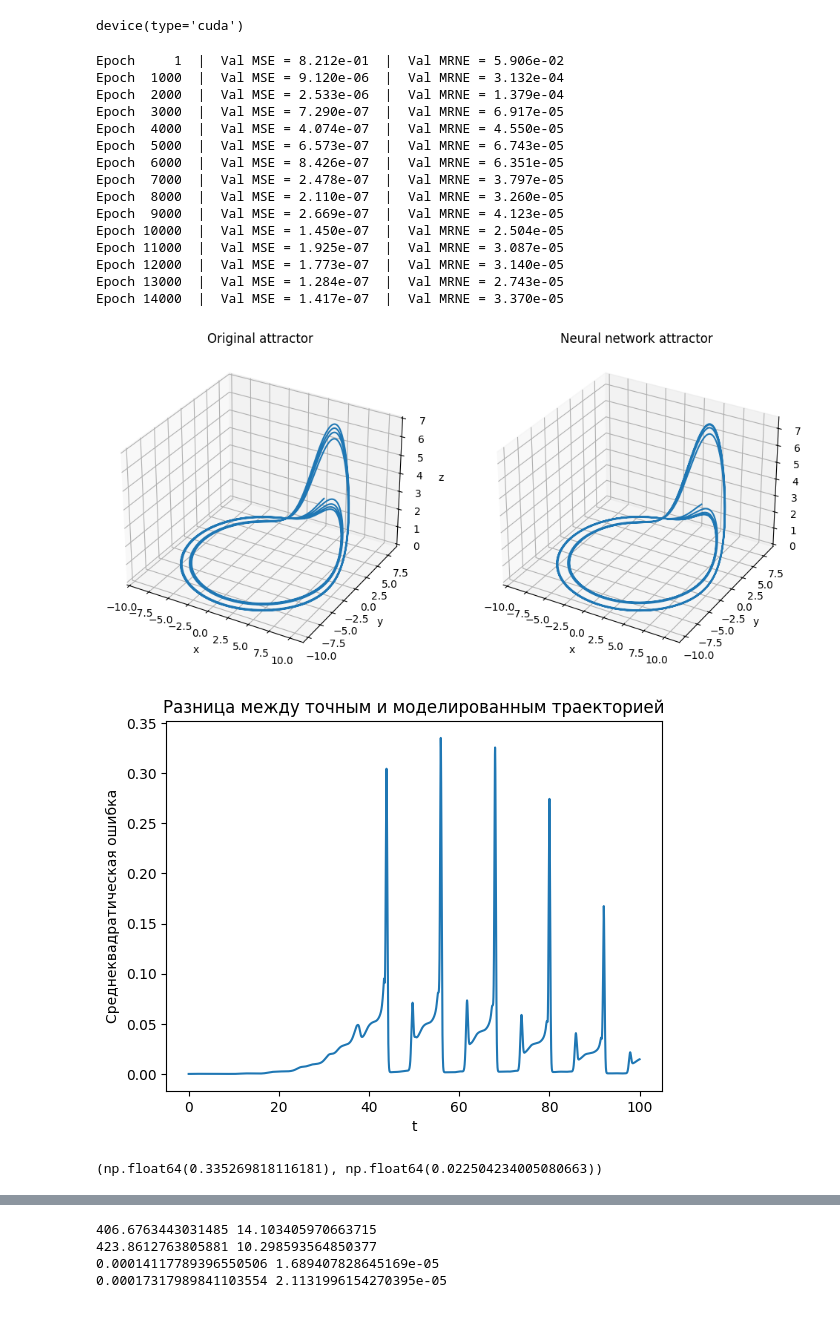
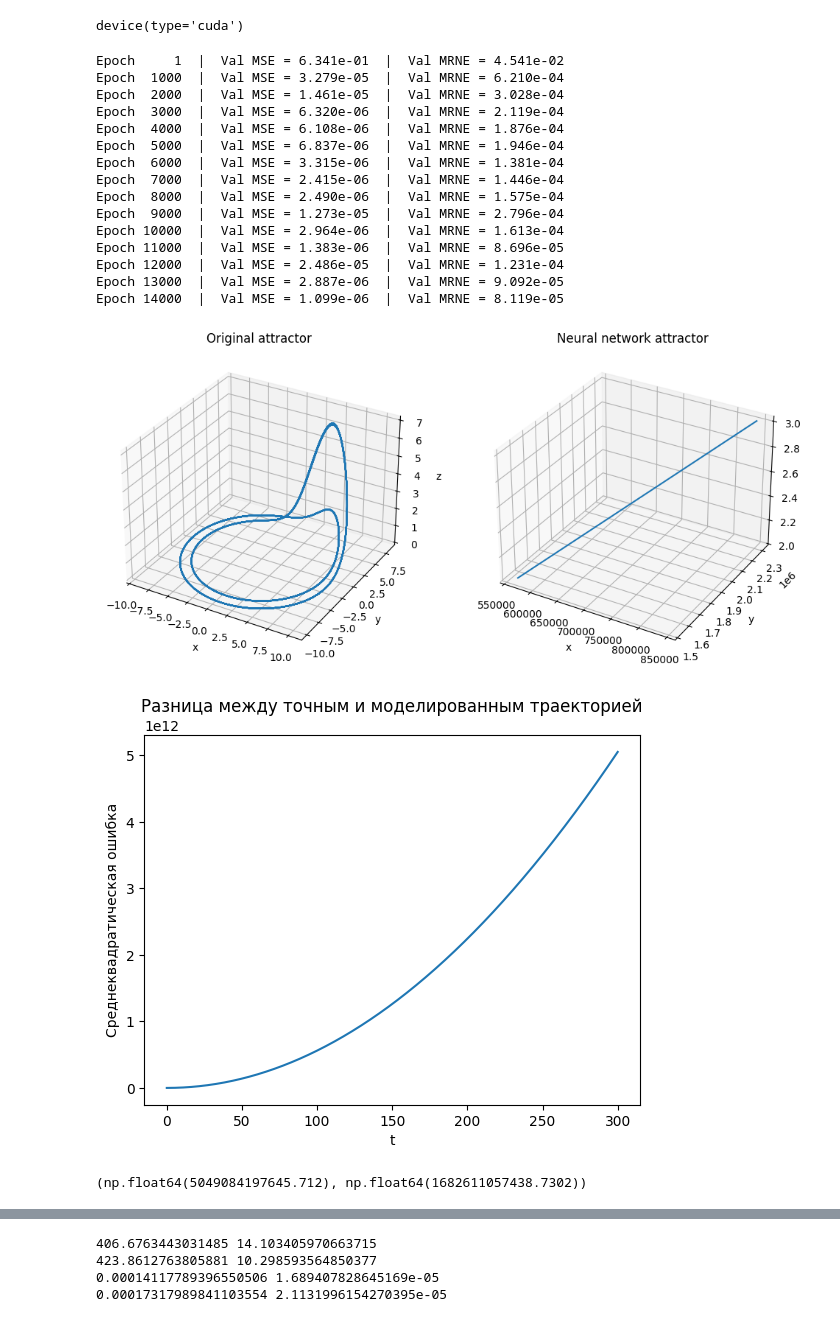
Before and after one commit to akon1te/ideal-guacamole, a Jupyter notebook: gpt_based_exps.ipynb, the cells around one changed output, grey strips where cells are left out. Cells and saved outputs as stored; diff of their text form; code cells hidden in the pictures.

```diff
--- a/gpt_based_exps.ipynb
+++ b/gpt_based_exps.ipynb
@@ -128,7 +205,7 @@ for epoch in range(1, num_epochs + 1):
 
         optimizer.zero_grad()
         d = model(u_batch, p_batch)
-        e = compute_error_rk4(u_batch, p_batch, d)
+        e = compute_error_rk6(u_batch, p_batch, d)
 
         loss  = mse_loss(e, torch.zeros_like(e))
         loss.backward()
@@ -153,7 +230,7 @@ for epoch in range(1, num_epochs + 1):
             p_val = torch.randn(Nbatch, 3, device=device) * sp + mu_p
 
             d = model(u_val, p_val)
-            e_val = compute_error_rk4(u_val, p_val, d)
+            e_val = compute_error_rk6(u_val, p_val, d)
 
             losses.append(mse_loss(e_val, torch.zeros_like(e_val)).item())
             mrnes.append(MRNE(e_val, u_val).item())
@@ -171,29 +248,29 @@ for epoch in range(1, num_epochs + 1):
     if epoch % 1000 == 0 or epoch == 1:
         print(f"Epoch {epoch:5d}  |  Val MSE = {val_loss:.3e}  |  Val MRNE = {val_mrne:.3e}")
 # %% [output]
-Epoch     1  |  Val MSE = 8.212e-01  |  Val MRNE = 5.906e-02
-Epoch  1000  |  Val MSE = 9.120e-06  |  Val MRNE = 3.132e-04
-Epoch  2000  |  Val MSE = 2.533e-06  |  Val MRNE = 1.379e-04
-Epoch  3000  |  Val MSE = 7.290e-07  |  Val MRNE = 6.917e-05
-Epoch  4000  |  Val MSE = 4.074e-07  |  Val MRNE = 4.550e-05
-Epoch  5000  |  Val MSE = 6.573e-07  |  Val MRNE = 6.743e-05
-Epoch  6000  |  Val MSE = 8.426e-07  |  Val MRNE = 6.351e-05
-Epoch  7000  |  Val MSE = 2.478e-07  |  Val MRNE = 3.797e-05
-Epoch  8000  |  Val MSE = 2.110e-07  |  Val MRNE = 3.260e-05
-Epoch  9000  |  Val MSE = 2.669e-07  |  Val MRNE = 4.123e-05
-Epoch 10000  |  Val MSE = 1.450e-07  |  Val MRNE = 2.504e-05
-Epoch 11000  |  Val MSE = 1.925e-07  |  Val MRNE = 3.087e-05
-Epoch 12000  |  Val MSE = 1.773e-07  |  Val MRNE = 3.140e-05
-Epoch 13000  |  Val MSE = 1.284e-07  |  Val MRNE = 2.743e-05
-Epoch 14000  |  Val MSE = 1.417e-07  |  Val MRNE = 3.370e-05
+Epoch     1  |  Val MSE = 6.341e-01  |  Val MRNE = 4.541e-02
+Epoch  1000  |  Val MSE = 3.279e-05  |  Val MRNE = 6.210e-04
+Epoch  2000  |  Val MSE = 1.461e-05  |  Val MRNE = 3.028e-04
+Epoch  3000  |  Val MSE = 6.320e-06  |  Val MRNE = 2.119e-04
+Epoch  4000  |  Val MSE = 6.108e-06  |  Val MRNE = 1.876e-04
+Epoch  5000  |  Val MSE = 6.837e-06  |  Val MRNE = 1.946e-04
+Epoch  6000  |  Val MSE = 3.315e-06  |  Val MRNE = 1.381e-04
+Epoch  7000  |  Val MSE = 2.415e-06  |  Val MRNE = 1.446e-04
+Epoch  8000  |  Val MSE = 2.490e-06  |  Val MRNE = 1.575e-04
+Epoch  9000  |  Val MSE = 1.273e-05  |  Val MRNE = 2.796e-04
+Epoch 10000  |  Val MSE = 2.964e-06  |  Val MRNE = 1.613e-04
+Epoch 11000  |  Val MSE = 1.383e-06  |  Val MRNE = 8.696e-05
+Epoch 12000  |  Val MSE = 2.486e-05  |  Val MRNE = 1.231e-04
+Epoch 13000  |  Val MSE = 2.887e-06  |  Val MRNE = 9.092e-05
+Epoch 14000  |  Val MSE = 1.099e-06  |  Val MRNE = 8.119e-05
 # %%
-exp_name = 'rossler_14k_loss_rk4'
+exp_name = 'rossler_14k_loss_rk6'
 
 a, b, c = 0.1, 0.1, 6.
-transient_process = 5000
+transient_process = 20000
 method = 'RK45'
 
-t0, t1, dt_vis = 0.0, 100.0, dt
+t0, t1, dt_vis = 0.0, 300.0, dt
 t_eval = np.arange(t0, t1+dt_vis, dt_vis)
 
 
@@ -224,36 +301,36 @@ with torch.no_grad():
 
 u_model = us.cpu().numpy()
 
 
 fig = plt.figure(figsize=(12, 6))
 ax1 = fig.add_subplot(121, projection='3d')
 ax2 = fig.add_subplot(122, projection='3d')
 
 ax1.plot(sol.y[0][transient_process:], sol.y[1][transient_process:], sol.y[2][transient_process:], label=method)
 ax2.plot(u_model[:,0][transient_process:], u_model[:,1][transient_process:], u_model[:,2][transient_process:], label='Model')
 
 ax1.set_xlabel('x'); ax1.set_ylabel('y'); ax1.set_zlabel('z')
 ax1.set_title("Original attractor")
 
 ax2.set_xlabel('x'); ax2.set_ylabel('y'); ax2.set_zlabel('z')
 ax2.set_title("Neural network attractor")
 
 plt.show()
 
 err = ((sol.y.T - u_model) ** 2).mean(axis=1)
 
 plt.figure()
 plt.plot(t_eval, err)
 plt.xlabel('t')
 plt.ylabel(f'Cреднеквадратическая ошибка')
 plt.title('Разница между точным и моделированным траекторией')
 plt.show()
 
 np.max(err), np.mean(err)
 # %% [output]
-[figure, old version]
+[figure, new version]
-[figure, old version]
+[figure, new version]
-(np.float64(0.335269818116181), np.float64(0.022504234005080663))
+(np.float64(5049084197645.712), np.float64(1682611057438.7302))
 # %%
 def get_model_traj(exp_name):
 
```
Also changed, not shown: parts of 6 cells of this notebook, 22 other files.
